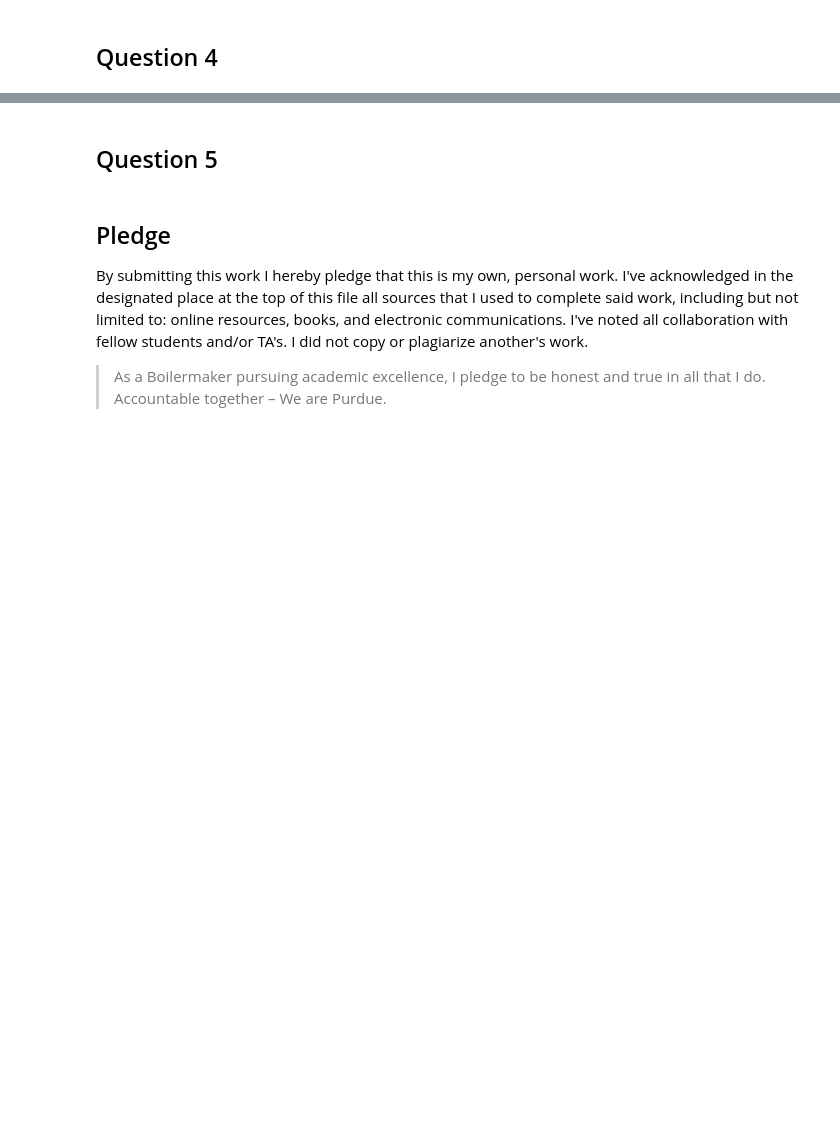
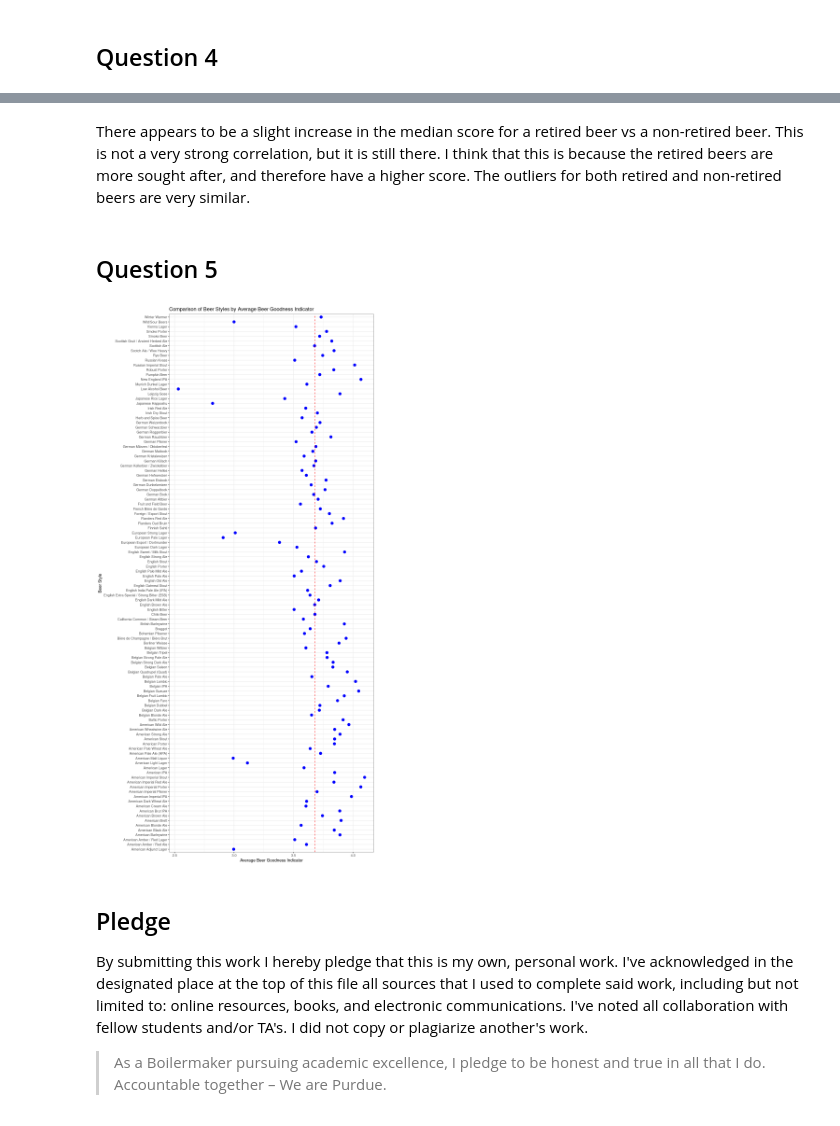
Before and after one commit to dwijenchawra/tdm202, a Jupyter notebook: project10/dwijen-chawra-project10.ipynb, the cells around one changed output, grey strips where cells are left out. Cells and saved outputs as stored; diff of their text form; code cells hidden in the pictures; blank space fills up the shorter version.

```diff
--- a/project10/dwijen-chawra-project10.ipynb
+++ b/project10/dwijen-chawra-project10.ipynb
@@ -75,2 +132,11 @@ Warning message:
 # %% [markdown]
 ## Question 2
+# %%
+# for every beer id in beers, calculate the median "score" in reviews for all matching beer_id. put this in a new dataset called reviews_summary.
+reviews_summary <- reviews %>%
+  group_by(beer_id) %>%
+  summarize(mean_score = mean(score))
+
+# Preview the first 10 rows of the reviews_summary dataset
+head(reviews_summary)
+dim(reviews_summary)
@@ -81,5 +212,23 @@ Warning message:
+# %% [markdown]
+There appears to be a slight increase in the median score for a retired beer vs a non-retired beer. This is not a very strong correlation, but it is still there. I think that this is because the retired beers are more sought after, and therefore have a higher score. The outliers for both retired and non-retired beers are very similar.
 # %% [markdown]
 ## Question 5
+# %%
+# Calculate the mean beer_goodness_indicator for each style
+beer_means <- beers_reviews %>%
+  group_by(style) %>%
+  summarise(mean_bg_indicator = mean(beer_goodness_indicator))
+options(repr.plot.width=10, repr.plot.height=20)
+# Create Cleveland dotplot with additional spacing on the y axis and more height
+ggplot(beer_means, aes(x = mean_bg_indicator, y = style)) +
+  geom_point(size = 3, color = "blue") +
+  geom_vline(xintercept = mean(beer_means$mean_bg_indicator), color = "red", linetype = "dashed") +
+  xlab("Average Beer Goodness Indicator") +
+  ylab("Beer Style") +
+  ggtitle("Comparison of Beer Styles by Average Beer Goodness Indicator") +
+  theme_bw()
+# %% [output]
+[figure, added]
 # %% [markdown]
 ## Pledge
 
```
Also changed, not shown: parts of 10 cells of this notebook.
